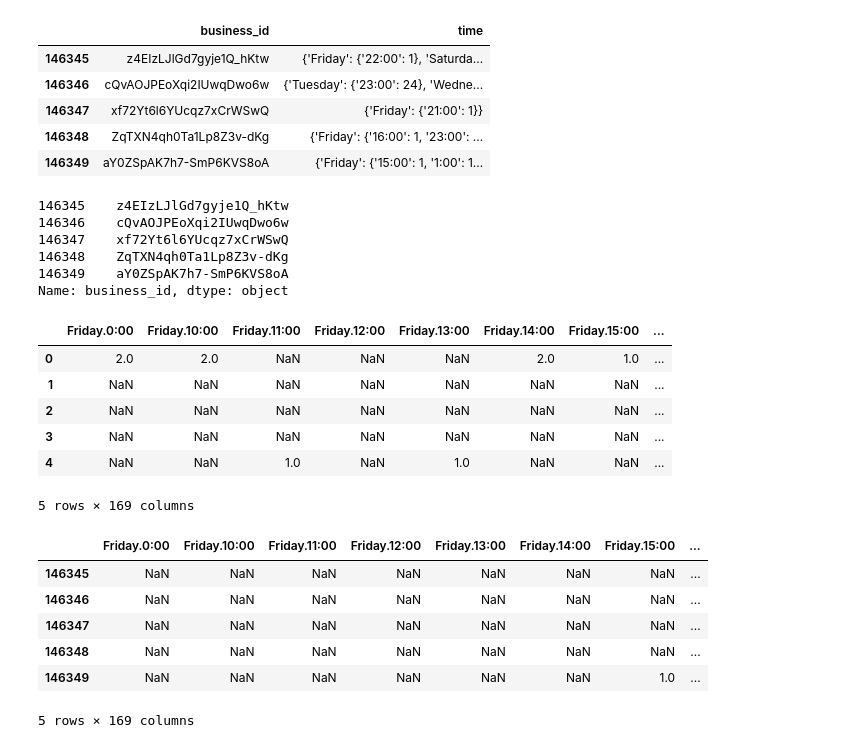
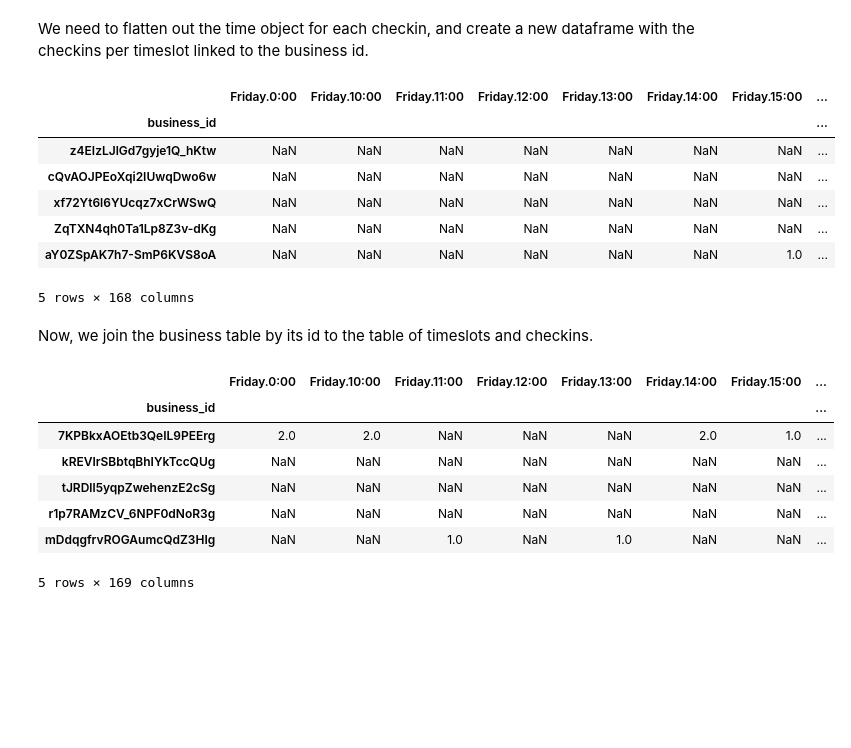
Before and after one commit to thepavangollapalli/PDS_Project1, a Jupyter notebook: Yelp-Data-Analysis.ipynb, the cells around one changed output. Saved outputs shown, nothing was run; the diff lists cells and outputs as text; code cells hidden in the pictures; blank space fills up the shorter version.

```diff
--- a/Yelp-Data-Analysis.ipynb
+++ b/Yelp-Data-Analysis.ipynb
@@ -15,18 +23,18 @@ len(checkins)
+# %% [markdown]
+We need to flatten out the time object for each checkin, and create a new dataframe with the checkins per timeslot linked to the business id.
+# %%
+from pandas.io.json import json_normalize
+new_checkins = json_normalize(checkins['time'])
+new_checkins['business_id'] = checkins['business_id']
+flat_checkins = new_checkins.set_index('business_id')
 # %%
-checkins.tail()
+flat_checkins.tail()
 # %% [output]
-|  | business_id | time |
-| 146345 | z4EIzLJlGd7gyje1Q_hKtw | {'Friday': {'22:00': 1}, 'Saturda... |
-| 146346 | cQvAOJPEoXqi2IUwqDwo6w | {'Tuesday': {'23:00': 24}, 'Wedne... |
-| 146347 | xf72Yt6l6YUcqz7xCrWSwQ | {'Friday': {'21:00': 1}} |
-| 146348 | ZqTXN4qh0Ta1Lp8Z3v-dKg | {'Friday': {'16:00': 1, '23:00': ... |
-| 146349 | aY0ZSpAK7h7-SmP6KVS8oA | {'Friday': {'15:00': 1, '1:00': 1... |
+|  | Friday.0:00 | Friday.10:00 | Friday.11:00 | Friday.12:00 | Friday.13:00 | Friday.14:00 | Friday.15:00 | ... |
+| business_id |  |  |  |  |  |  |  | ... |
+| z4EIzLJlGd7gyje1Q_hKtw | NaN | NaN | NaN | NaN | NaN | NaN | NaN | ... |
+| cQvAOJPEoXqi2IUwqDwo6w | NaN | NaN | NaN | NaN | NaN | NaN | NaN | ... |
+| xf72Yt6l6YUcqz7xCrWSwQ | NaN | NaN | NaN | NaN | NaN | NaN | NaN | ... |
+| ZqTXN4qh0Ta1Lp8Z3v-dKg | NaN | NaN | NaN | NaN | NaN | NaN | NaN | ... |
+| aY0ZSpAK7h7-SmP6KVS8oA | NaN | NaN | NaN | NaN | NaN | NaN | 1.0 | ... |
+5 rows × 168 columns
-# %%
-checkins['business_id'].tail()
-# %% [output]
-146345    z4EIzLJlGd7gyje1Q_hKtw
-146346    cQvAOJPEoXqi2IUwqDwo6w
-146347    xf72Yt6l6YUcqz7xCrWSwQ
-146348    ZqTXN4qh0Ta1Lp8Z3v-dKg
-146349    aY0ZSpAK7h7-SmP6KVS8oA
-Name: business_id, dtype: object
@@ -41,0 +41,2 @@ new_checkins['business_id'] = checkins['business_id']
+# %% [markdown]
+Now, we join the business table by its id to the table of timeslots and checkins.
@@ -42,20 +45,11 @@ new_checkins['business_id'] = checkins['business_id']
 # %%
-new_checkins.head()
+joined_businesses.head()
 # %% [output]
 |  | Friday.0:00 | Friday.10:00 | Friday.11:00 | Friday.12:00 | Friday.13:00 | Friday.14:00 | Friday.15:00 | ... |
-| 0 | 2.0 | 2.0 | NaN | NaN | NaN | 2.0 | 1.0 | ... |
-| 1 | NaN | NaN | NaN | NaN | NaN | NaN | NaN | ... |
-| 2 | NaN | NaN | NaN | NaN | NaN | NaN | NaN | ... |
-| 3 | NaN | NaN | NaN | NaN | NaN | NaN | NaN | ... |
-| 4 | NaN | NaN | 1.0 | NaN | 1.0 | NaN | NaN | ... |
+| business_id |  |  |  |  |  |  |  | ... |
+| 7KPBkxAOEtb3QeIL9PEErg | 2.0 | 2.0 | NaN | NaN | NaN | 2.0 | 1.0 | ... |
+| kREVIrSBbtqBhIYkTccQUg | NaN | NaN | NaN | NaN | NaN | NaN | NaN | ... |
+| tJRDll5yqpZwehenzE2cSg | NaN | NaN | NaN | NaN | NaN | NaN | NaN | ... |
+| r1p7RAMzCV_6NPF0dNoR3g | NaN | NaN | NaN | NaN | NaN | NaN | NaN | ... |
+| mDdqgfrvROGAumcQdZ3HIg | NaN | NaN | 1.0 | NaN | 1.0 | NaN | NaN | ... |
 5 rows × 169 columns
-# %%
-new_checkins.tail()
-# %% [output]
-|  | Friday.0:00 | Friday.10:00 | Friday.11:00 | Friday.12:00 | Friday.13:00 | Friday.14:00 | Friday.15:00 | ... |
-| 146345 | NaN | NaN | NaN | NaN | NaN | NaN | NaN | ... |
-| 146346 | NaN | NaN | NaN | NaN | NaN | NaN | NaN | ... |
-| 146347 | NaN | NaN | NaN | NaN | NaN | NaN | NaN | ... |
-| 146348 | NaN | NaN | NaN | NaN | NaN | NaN | NaN | ... |
-| 146349 | NaN | NaN | NaN | NaN | NaN | NaN | 1.0 | ... |
-5 rows × 169 columns
```
Also changed, not shown: parts of 11 cells of this notebook.
